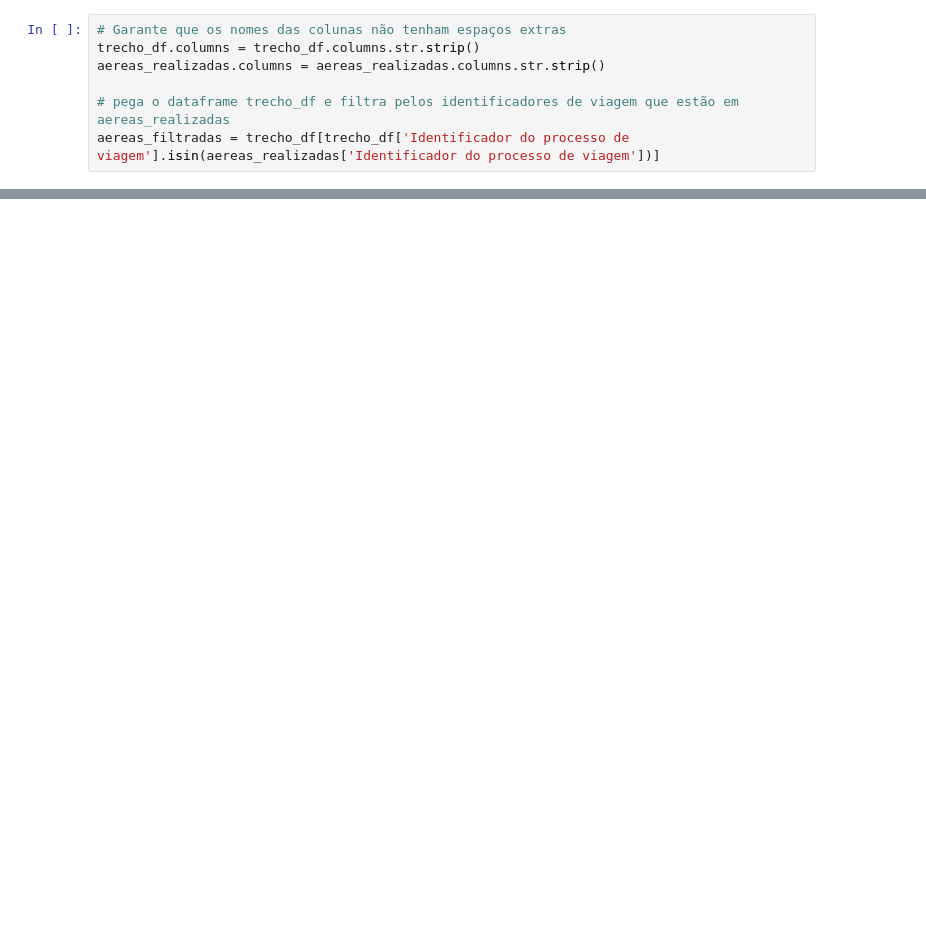
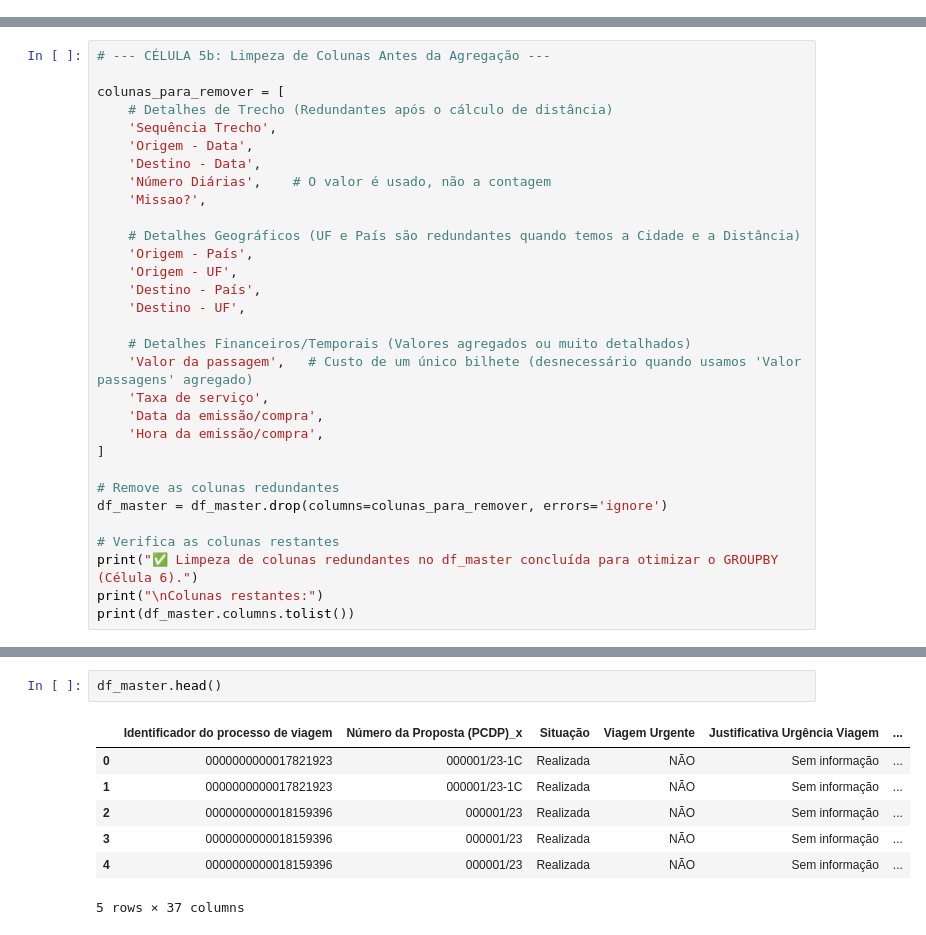
Before and after one commit to augustomiguel/analise-de-sustentabilidade-de-viagens-aereas, a Jupyter notebook: viagensAServico/viagens_a_Servico.ipynb, the cells around one changed output, grey strips where cells are left out. Cells and saved outputs as stored; diff of their text form; blank space fills up the shorter version.

```diff
--- a/viagensAServico/viagens_a_Servico.ipynb
+++ b/viagensAServico/viagens_a_Servico.ipynb
@@ -165,7 +35,0 @@ aereas_realizadas.head()
-# %%
-# Garante que os nomes das colunas não tenham espaços extras
-trecho_df.columns = trecho_df.columns.str.strip()
-aereas_realizadas.columns = aereas_realizadas.columns.str.strip()
-
-# pega o dataframe trecho_df e filtra pelos identificadores de viagem que estão em aereas_realizadas
-aereas_filtradas = trecho_df[trecho_df['Identificador do processo de viagem'].isin(aereas_realizadas['Identificador do processo de viagem'])]
@@ -377,0 +392,31 @@ print(destinos.head())
+# %%
+# --- CÉLULA 5b: Limpeza de Colunas Antes da Agregação ---
+
+colunas_para_remover = [
+    # Detalhes de Trecho (Redundantes após o cálculo de distância)
+    'Sequência Trecho',
+    'Origem - Data',
+    'Destino - Data',
+    'Número Diárias',    # O valor é usado, não a contagem
+    'Missao?',
+
+    # Detalhes Geográficos (UF e País são redundantes quando temos a Cidade e a Distância)
+    'Origem - País',
+    'Origem - UF',
+    'Destino - País',
+    'Destino - UF',
+
+    # Detalhes Financeiros/Temporais (Valores agregados ou muito detalhados)
+    'Valor da passagem',   # Custo de um único bilhete (desnecessário quando usamos 'Valor passagens' agregado)
+    'Taxa de serviço',
+    'Data da emissão/compra',
+    'Hora da emissão/compra',
+]
+
+# Remove as colunas redundantes
+df_master = df_master.drop(columns=colunas_para_remover, errors='ignore')
+
+# Verifica as colunas restantes
+print("✅ Limpeza de colunas redundantes no df_master concluída para otimizar o GROUPBY (Célula 6).")
+print("\nColunas restantes:")
+print(df_master.columns.tolist())
@@ -377,0 +577,10 @@ print(destinos.head())
+# %%
+df_master.head()
+# %% [output]
+|  | Identificador do processo de viagem | Número da Proposta (PCDP)_x | Situação | Viagem Urgente | Justificativa Urgência Viagem | ... |
+| 0 | 0000000000017821923 | 000001/23-1C | Realizada | NÃO | Sem informação | ... |
+| 1 | 0000000000017821923 | 000001/23-1C | Realizada | NÃO | Sem informação | ... |
+| 2 | 0000000000018159396 | 000001/23 | Realizada | NÃO | Sem informação | ... |
+| 3 | 0000000000018159396 | 000001/23 | Realizada | NÃO | Sem informação | ... |
+| 4 | 0000000000018159396 | 000001/23 | Realizada | NÃO | Sem informação | ... |
+5 rows × 37 columns
```
Also changed, not shown: parts of 66 cells of this notebook, 13 other files.
